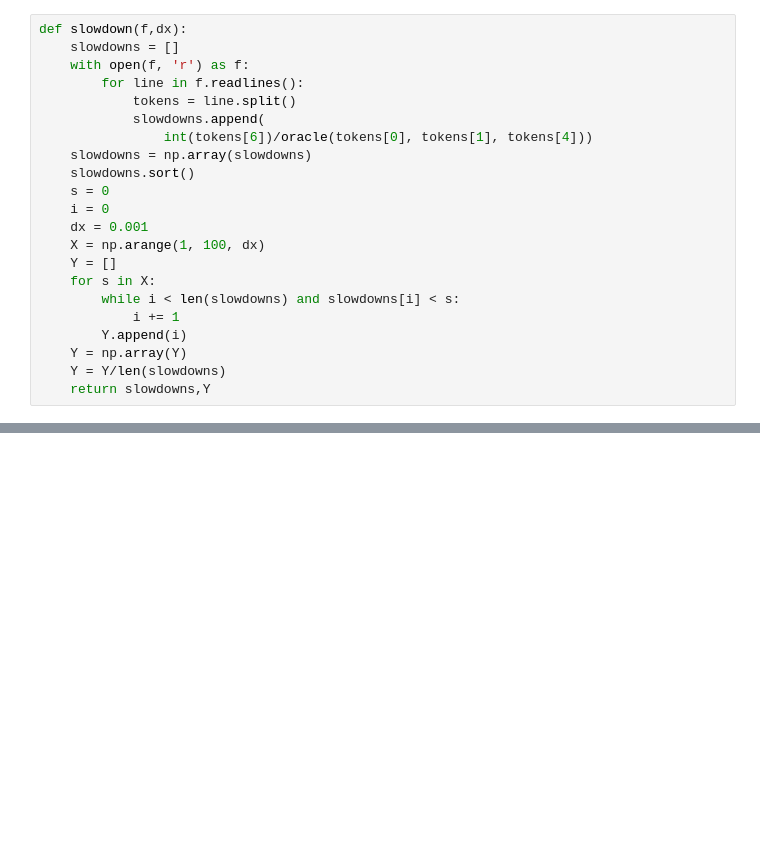
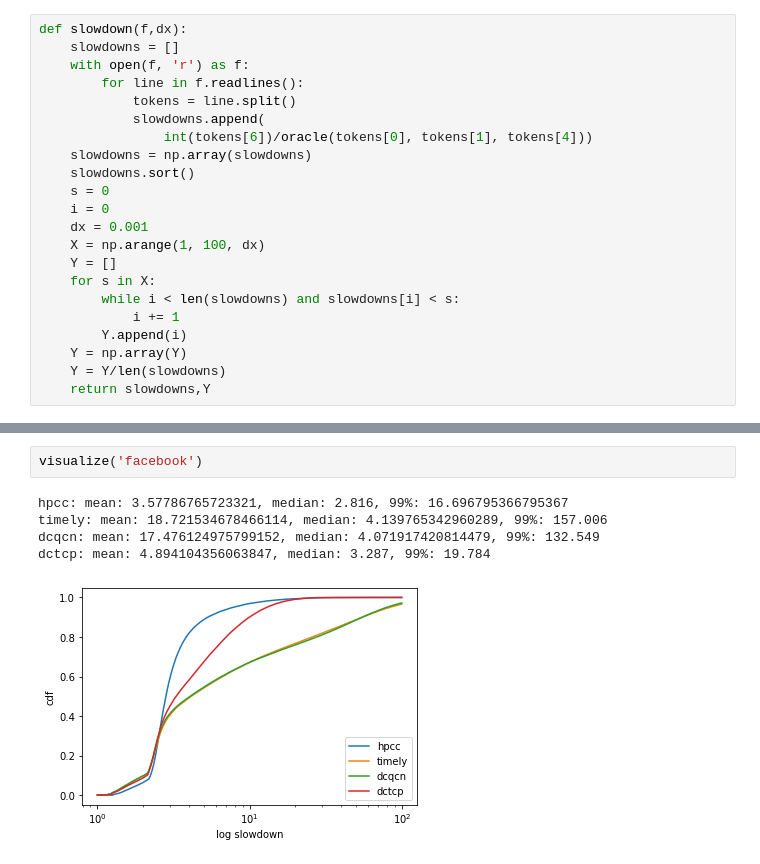
Before and after one commit to sakshamagarwals/High-Precision-Congestion-Control, a Jupyter notebook: visualizations/slowdown.ipynb, the cells around one changed output, grey strips where cells are left out. Cells and saved outputs as stored; diff of their text form; blank space fills up the shorter version.

```diff
--- a/visualizations/slowdown.ipynb
+++ b/visualizations/slowdown.ipynb
@@ -79,0 +86,8 @@ pyplot.show()
+# %%
+visualize('facebook')
+# %% [output]
+hpcc: mean: 3.57786765723321, median: 2.816, 99%: 16.696795366795367
+timely: mean: 18.721534678466114, median: 4.139765342960289, 99%: 157.006
+dcqcn: mean: 17.476124975799152, median: 4.071917420814479, 99%: 132.549
+dctcp: mean: 4.894104356063847, median: 3.287, 99%: 19.784
+[figure, added]
```
Also changed, not shown: parts of 11 cells of this notebook, 4 other files.
